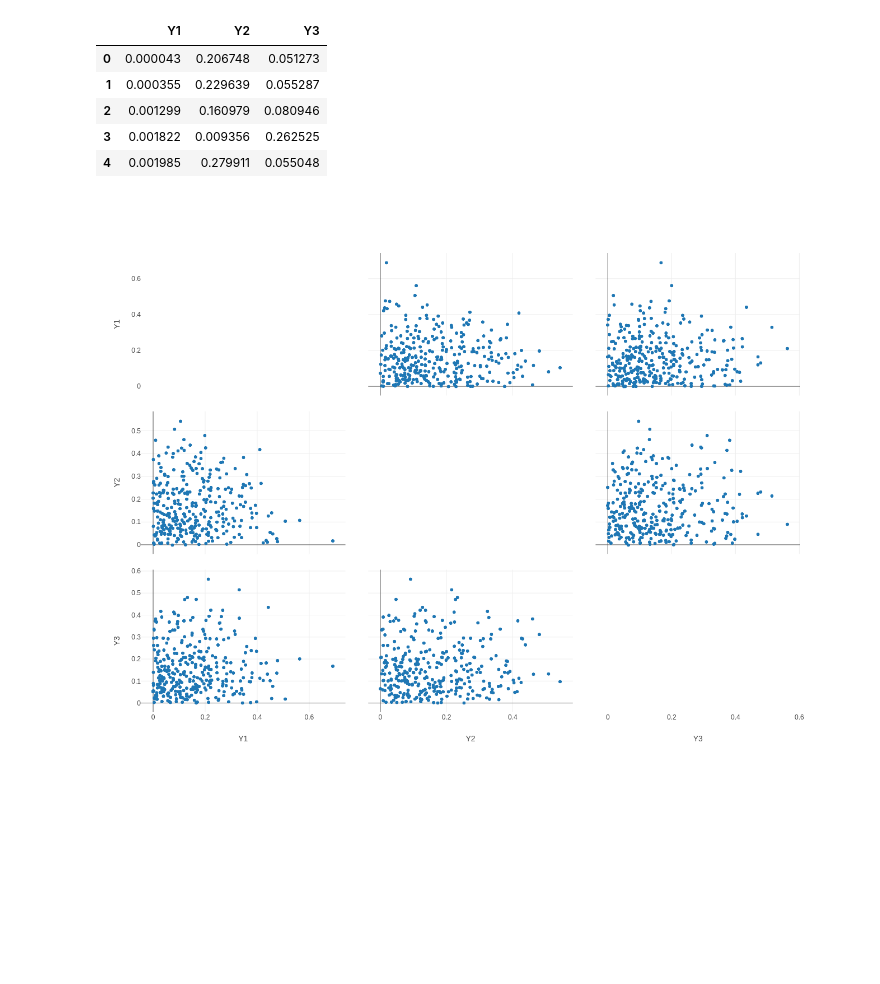
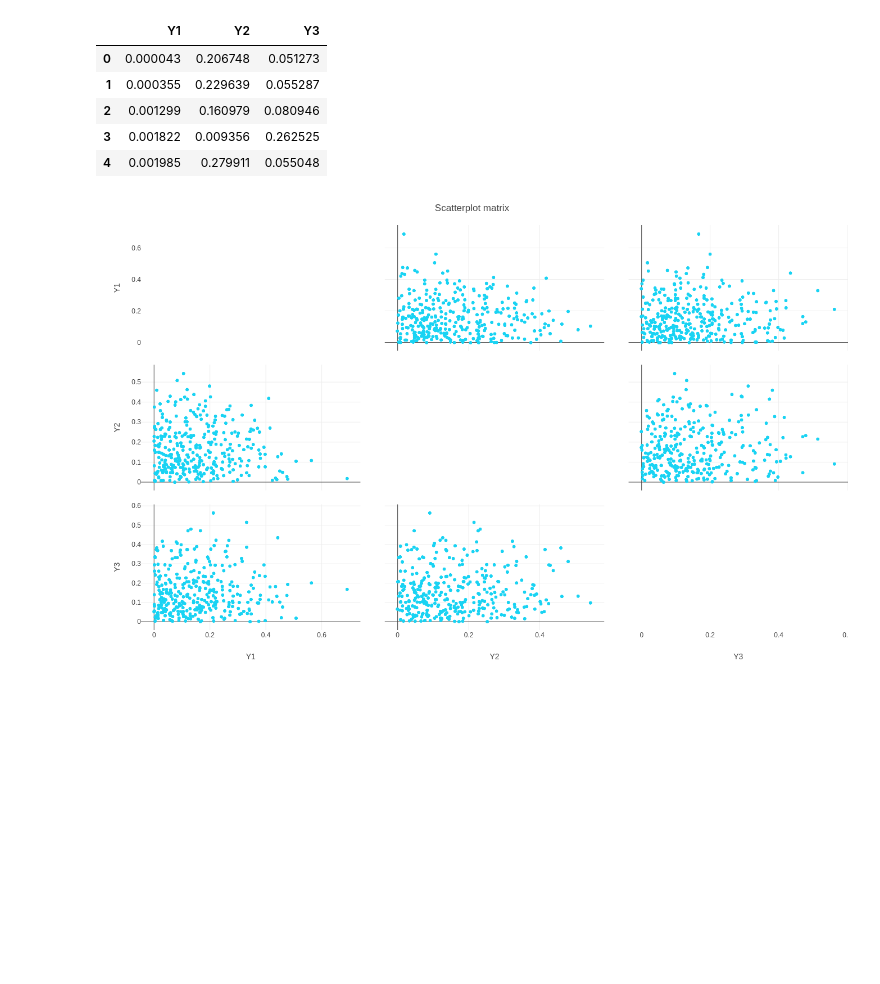
Before and after one commit to nicolagennaro/Data_Viz, a Jupyter notebook: AnonymousDS_stats.ipynb, the cells around one changed output. Drawn from its saved outputs; the diff is of its cells as text; code cells hidden in the pictures; blank space fills up the shorter version.

```diff
--- a/AnonymousDS_stats.ipynb
+++ b/AnonymousDS_stats.ipynb
@@ -329,18 +342,24 @@ Bdata_projected.head()
 # %%
 fig = go.Figure(
     data = [ go.Splom(
         dimensions = [{'label': colname, 'values': col.values} for colname,col in Bdata_projected.items() if colname[0] == 'Y'],
-        diagonal = {'visible': False}
+        diagonal = {'visible': False},
+        marker = {'color': Bcolor}
     ) ],
     layout = go.Layout(
         autosize = False,
-        height = 1000,
-        width = 1000
+        height = 850,
+        width = 850,
+        margin = {'r': 0,
+                  't': 50},
+        title = 'Scatterplot matrix',
+        paper_bgcolor = 'rgba(0,0,0,0)',
+        plot_bgcolor = 'rgba(0,0,0,0)'
     )
 )
 
 ply.offline.iplot(fig, validate=False)
 # %% [output]
-[figure, old version]
+[figure, new version]
 # %% [markdown]
 <br><br><br><br><br><br><br><br><br><br><br><br><br><br><br><br><br><br><br><br><br><br><br><br><br><br><br><br><br><br><br>
```
Also changed, not shown: parts of 4 cells of this notebook, 11 other files.
